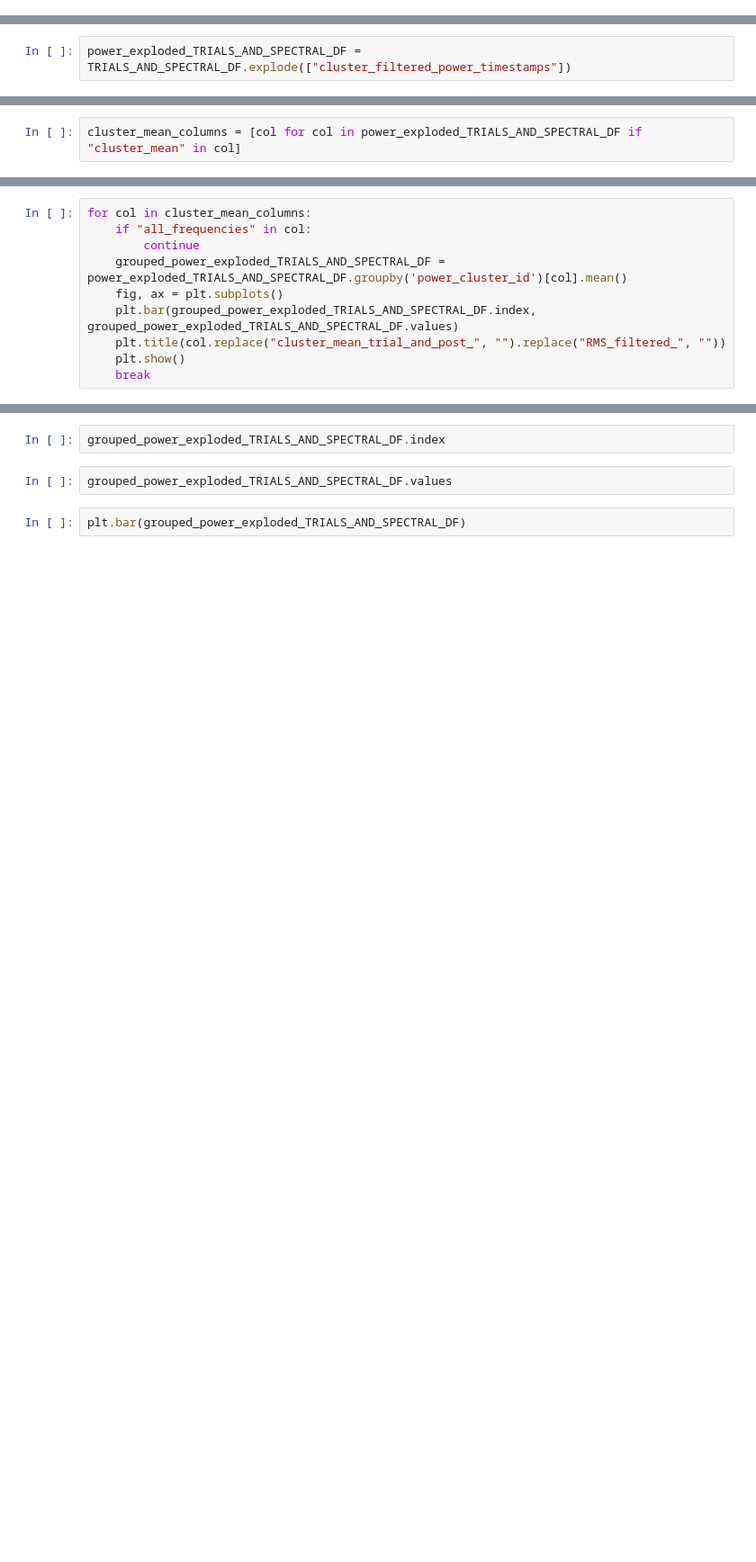
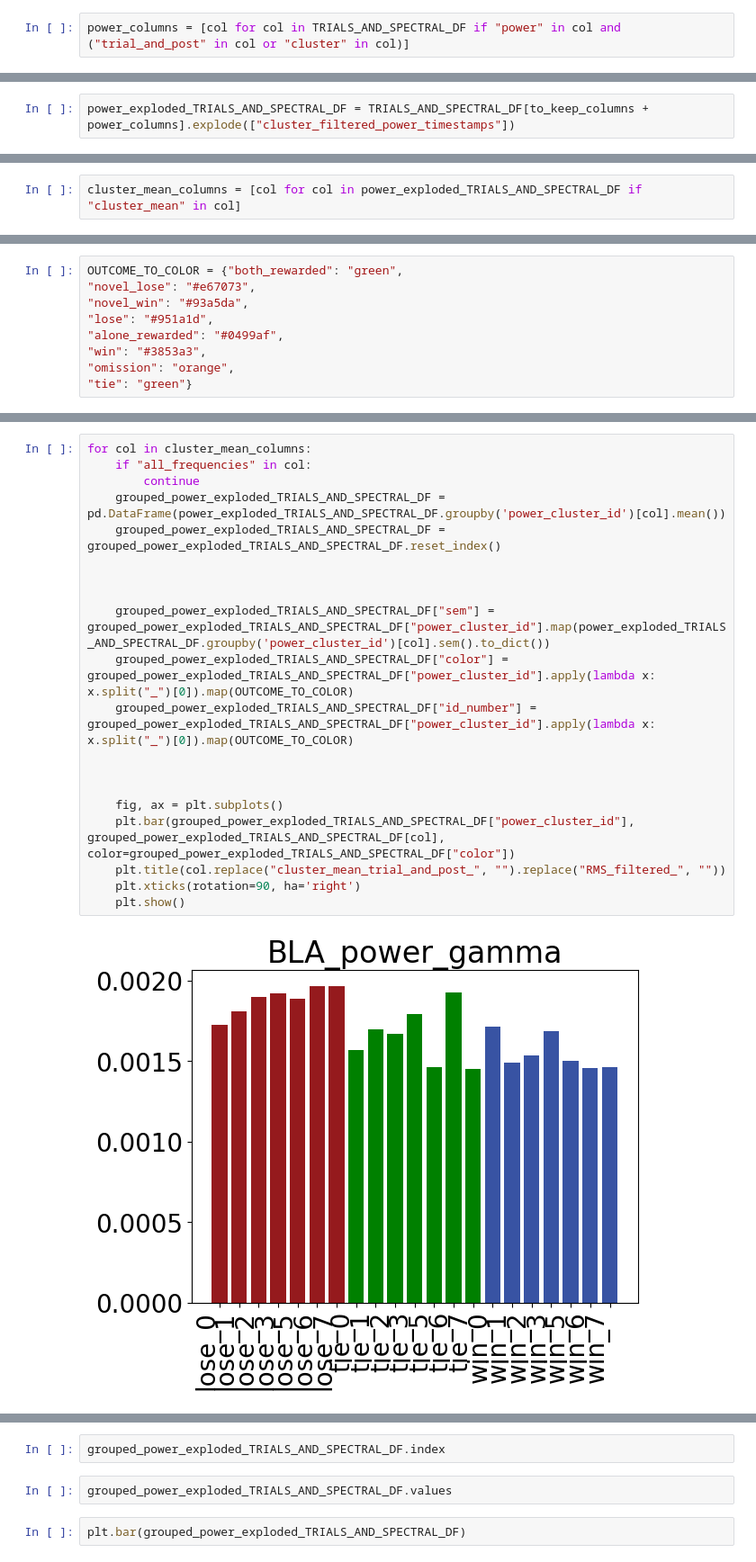
Before and after one commit to padillacoreanolab/reward_comp_ext, a Jupyter notebook: results/2024_06_16_spectral_preprocessing/12_rce2_cluster_parsing_alone_comp.ipynb, the cells around one changed output, grey strips where cells are left out. Shown at 90% size. Drawn from its saved outputs; the diff is of its cells as text; blank space fills up the shorter version.

Commit message:
nb: plot cluster spectra

```diff
--- a/results/2024_06_16_spectral_preprocessing/12_rce2_cluster_parsing_alone_comp.ipynb
+++ b/results/2024_06_16_spectral_preprocessing/12_rce2_cluster_parsing_alone_comp.ipynb
@@ -315,0 +473,2 @@ raise ValueError()
+# %%
+power_columns = [col for col in TRIALS_AND_SPECTRAL_DF if "power" in col and ("trial_and_post" in col or "cluster" in col)]
@@ -316,4 +497,4 @@ raise ValueError()
 # %%
-power_exploded_TRIALS_AND_SPECTRAL_DF = TRIALS_AND_SPECTRAL_DF.explode(["cluster_filtered_power_timestamps"])
+power_exploded_TRIALS_AND_SPECTRAL_DF = TRIALS_AND_SPECTRAL_DF[to_keep_columns + power_columns].explode(["cluster_filtered_power_timestamps"])
 # %%
 power_exploded_TRIALS_AND_SPECTRAL_DF["cluster_filtered_power_timestamps"]
@@ -352,0 +676,9 @@ list(power_exploded_TRIALS_AND_SPECTRAL_DF.columns)
+# %%
+OUTCOME_TO_COLOR = {"both_rewarded": "green",
+"novel_lose": "#e67073",
+"novel_win": "#93a5da",
+"lose": "#951a1d",
+"alone_rewarded": "#0499af",
+"win": "#3853a3",
+"omission": "orange",
+"tie": "green"}
@@ -353,10 +705,22 @@ list(power_exploded_TRIALS_AND_SPECTRAL_DF.columns)
 # %%
 for col in cluster_mean_columns:
     if "all_frequencies" in col:
         continue
-    grouped_power_exploded_TRIALS_AND_SPECTRAL_DF = power_exploded_TRIALS_AND_SPECTRAL_DF.groupby('power_cluster_id')[col].mean()
+    grouped_power_exploded_TRIALS_AND_SPECTRAL_DF = pd.DataFrame(power_exploded_TRIALS_AND_SPECTRAL_DF.groupby('power_cluster_id')[col].mean())
+    grouped_power_exploded_TRIALS_AND_SPECTRAL_DF = grouped_power_exploded_TRIALS_AND_SPECTRAL_DF.reset_index()
+
+
+
+    grouped_power_exploded_TRIALS_AND_SPECTRAL_DF["sem"] = grouped_power_exploded_TRIALS_AND_SPECTRAL_DF["power_cluster_id"].map(power_exploded_TRIALS_AND_SPECTRAL_DF.groupby('power_cluster_id')[col].sem().to_dict())
+    grouped_power_exploded_TRIALS_AND_SPECTRAL_DF["color"] = grouped_power_exploded_TRIALS_AND_SPECTRAL_DF["power_cluster_id"].apply(lambda x: x.split("_")[0]).map(OUTCOME_TO_COLOR)
+    grouped_power_exploded_TRIALS_AND_SPECTRAL_DF["id_number"] = grouped_power_exploded_TRIALS_AND_SPECTRAL_DF["power_cluster_id"].apply(lambda x: x.split("_")[0]).map(OUTCOME_TO_COLOR)
+
+
+
     fig, ax = plt.subplots()
-    plt.bar(grouped_power_exploded_TRIALS_AND_SPECTRAL_DF.index, grouped_power_exploded_TRIALS_AND_SPECTRAL_DF.values)
+    plt.bar(grouped_power_exploded_TRIALS_AND_SPECTRAL_DF["power_cluster_id"], grouped_power_exploded_TRIALS_AND_SPECTRAL_DF[col], color=grouped_power_exploded_TRIALS_AND_SPECTRAL_DF["color"])
     plt.title(col.replace("cluster_mean_trial_and_post_", "").replace("RMS_filtered_", ""))
+    plt.xticks(rotation=90, ha='right')
     plt.show()
-    break
+# %% [output]
+[figure, added]
```
Also changed, not shown: parts of 54 cells of this notebook.
